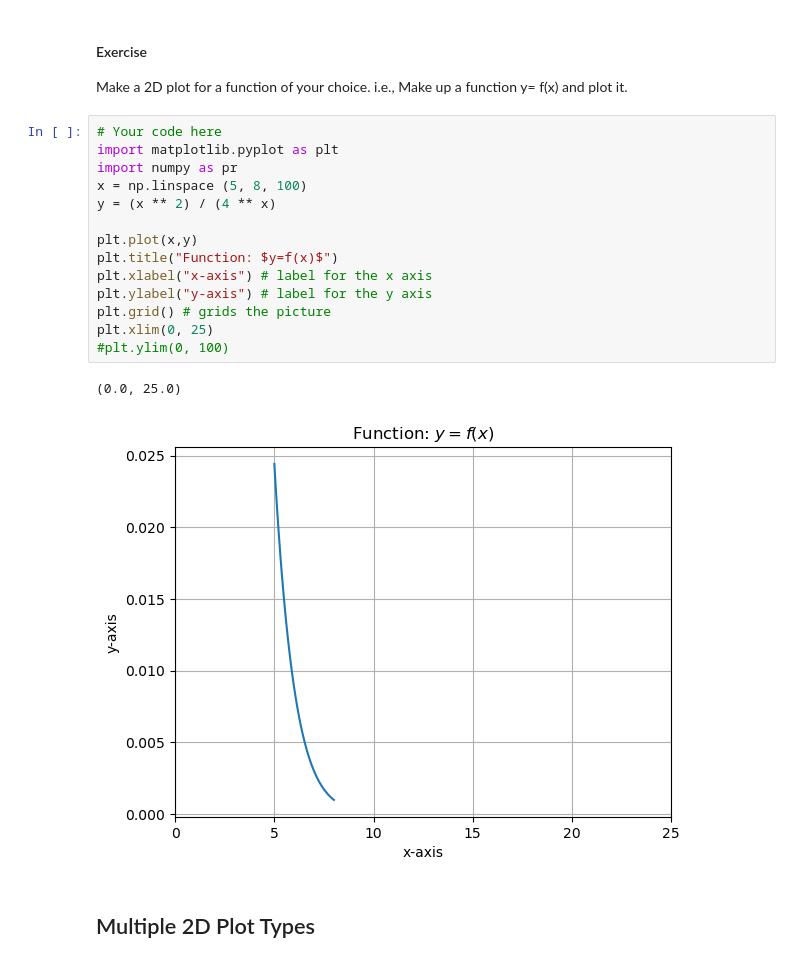
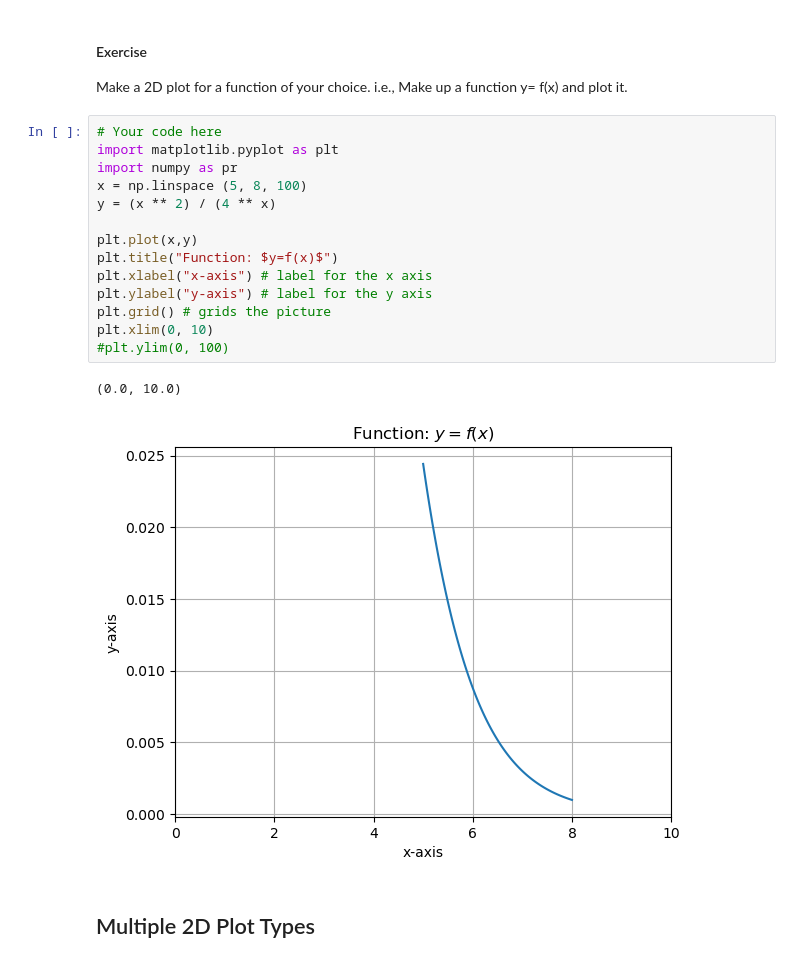
Before and after one commit to chloek27/MEGR2810, a Jupyter notebook: Lecture 6_python_plotting.ipynb, the cells around one changed output. Cells and saved outputs as stored; diff of their text form.

```diff
--- a/Lecture 6_python_plotting.ipynb
+++ b/Lecture 6_python_plotting.ipynb
@@ -206,20 +262,20 @@ Make a 2D plot for a function of your choice. i.e., Make up a function y= f(x) a
 # %%
 # Your code here
 import matplotlib.pyplot as plt
 import numpy as pr
 x = np.linspace (5, 8, 100)
 y = (x ** 2) / (4 ** x)
 
 plt.plot(x,y)
 plt.title("Function: $y=f(x)$")
 plt.xlabel("x-axis") # label for the x axis
 plt.ylabel("y-axis") # label for the y axis
 plt.grid() # grids the picture
-plt.xlim(0, 25)
+plt.xlim(0, 10)
 #plt.ylim(0, 100)
 # %% [output]
-(0.0, 25.0)
+(0.0, 10.0)
-[figure, old version]
+[figure, new version]
 # %% [markdown]
 ## Multiple 2D Plot Types
 # %%
```
Also changed, not shown: parts of 6 cells of this notebook.
